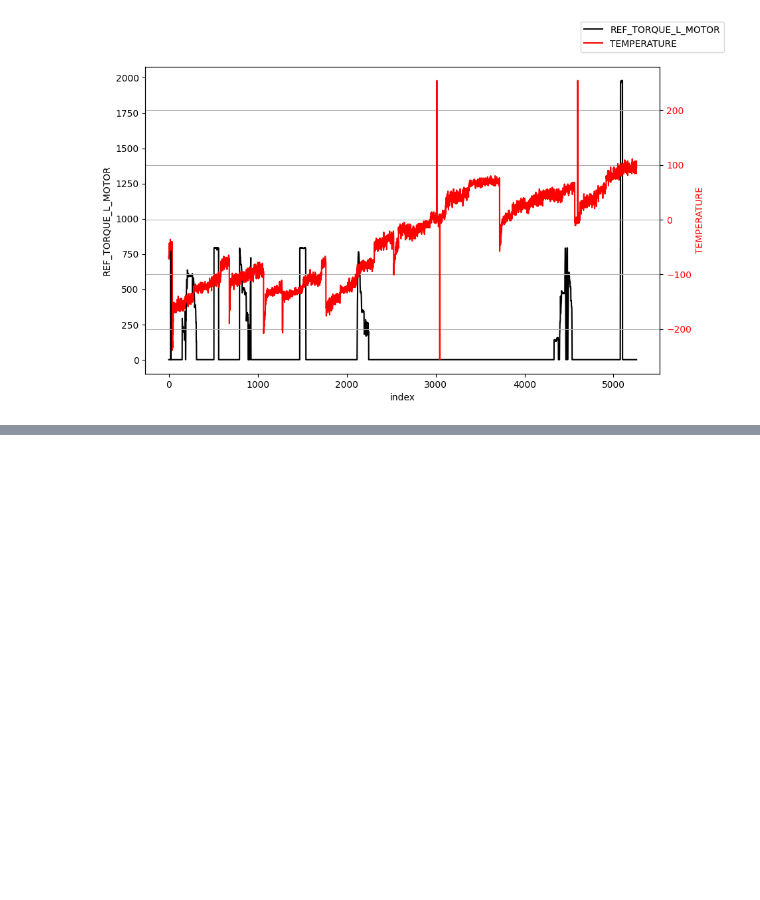
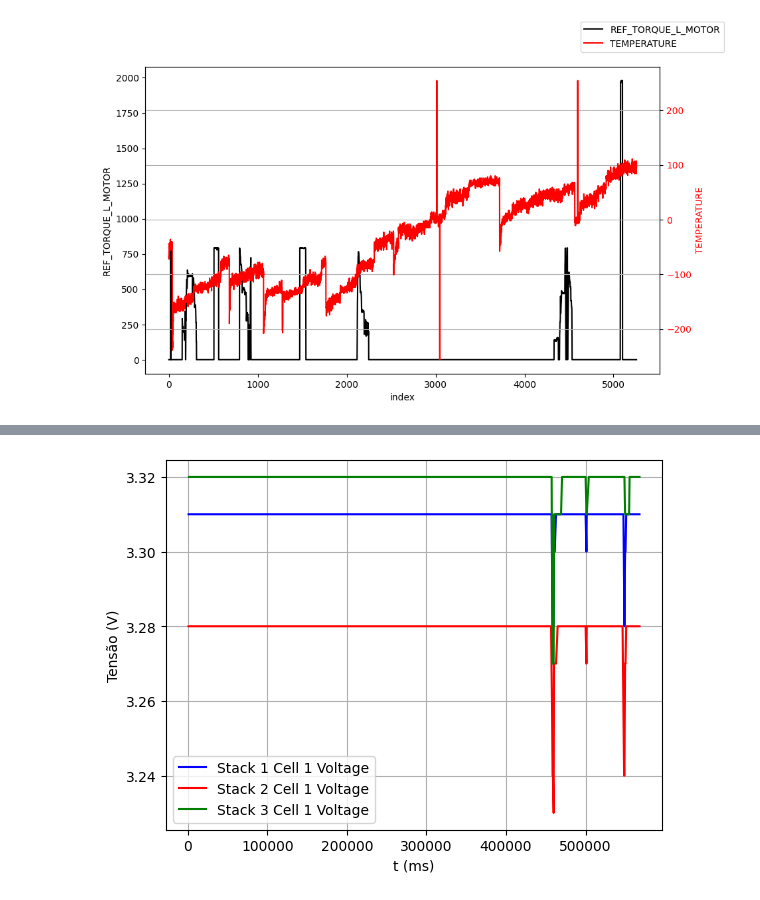
Before and after one commit to Tesla-UFMG/Data-Analysis, a Jupyter notebook: telemetry_25_10.ipynb, the cells around one changed output, grey strips where cells are left out. Cells and saved outputs as stored; diff of their text form; code cells hidden in the pictures; blank space fills up the shorter version.

Commit message:
add testes na oficina com temporização

```diff
--- a/telemetry_25_10.ipynb
+++ b/telemetry_25_10.ipynb
@@ -3,6 +3,7 @@ import pandas as pd
 import numpy as np
 import matplotlib.pyplot as plt
 import numpy as np
+import math
 
 plt.rcParams.update({'font.size': 10}) # Set global font size to 18
 
@@ -23,7 +24,7 @@ def pad_with_zeros(df, target_len):
         df = pd.concat([df, zero_rows], ignore_index=True)
     return df
 
-dataset_path = "./data/dados_telemetria/teste_odonto_25_10_2_longer/"
+dataset_path = "./data/dados_telemetria/teste_oficina_12_11/"
 
 motion_state = pd.read_csv(f'{dataset_path}/76_MOTION_STATE.csv')
 torque_ctrl = pd.read_csv(f'{dataset_path}/78_TORQUE_CTRL.csv')
@@ -38,4 +39,16 @@ right_motor_info_2 = pd.read_csv(f'{dataset_path}/96_RIGHT_MOTOR_INFO_2.csv')
 right_motor_info_3 = pd.read_csv(f'{dataset_path}/97_RIGHT_MOTOR_INFO_3.csv')
 right_motor_info_4 = pd.read_csv(f'{dataset_path}/98_RIGHT_MOTOR_INFO_4.csv')
 
+
+acceletromer = pd.read_csv(f'{dataset_path}/259_ACCELEROMETER.csv')
+gyroscopo = pd.read_csv(f'{dataset_path}/260_GYROSCOPE.csv')
 eletrobuild_temperature = pd.read_csv(f'{dataset_path}/261_ELETROBUILD_TEMPERATURE.csv')
+
+stack1_voltage = pd.read_csv(f'{dataset_path}/300_STACK_1_VOLTAGE.csv')
+stack2_voltage = pd.read_csv(f'{dataset_path}/301_STACK_2_VOLTAGE.csv')
+stack3_voltage = pd.read_csv(f'{dataset_path}/302_STACK_3_VOLTAGE.csv')
+stack4_voltage = pd.read_csv(f'{dataset_path}/303_STACK_4_VOLTAGE.csv')
+stack5_voltage = pd.read_csv(f'{dataset_path}/304_STACK_5_VOLTAGE.csv')
+stack6_voltage = pd.read_csv(f'{dataset_path}/305_STACK_6_VOLTAGE.csv')
+accumulator_params = pd.read_csv(f'{dataset_path}/306_ACCUMULATOR_PARAMS.csv')
+bms_params = pd.read_csv(f'{dataset_path}/307_BMS_PARAMS.csv')
@@ -209,0 +281,23 @@ plt.show()
+# %%
+plot_range = range(min(len(stack1_voltage['t']), len(accumulator_params['t'])))
+
+# plota a tensao em todas as stacks
+fig, ax = plt.subplots()
+
+# Plot the data
+ax.plot(stack1_voltage['t'], stack1_voltage['CEL_1'], label='Stack 1 Cell 1 Voltage', color='blue')
+ax.plot(stack2_voltage['t'], stack2_voltage['CEL_1'], label='Stack 2 Cell 1 Voltage', color='red')
+ax.plot(stack3_voltage['t'], stack3_voltage['CEL_1'], label='Stack 3 Cell 1 Voltage', color='green')
+
+# Add labels and a title
+ax.set_xlabel('t (ms)')
+ax.set_ylabel('Tensão (V)')
+
+# Add a grid for better readability
+ax.grid(True)
+ax.legend()
+
+# Display the plot
+plt.show()
+# %% [output]
+[figure, added]
```
Also changed, not shown: parts of 9 cells of this notebook, 54 other files.
